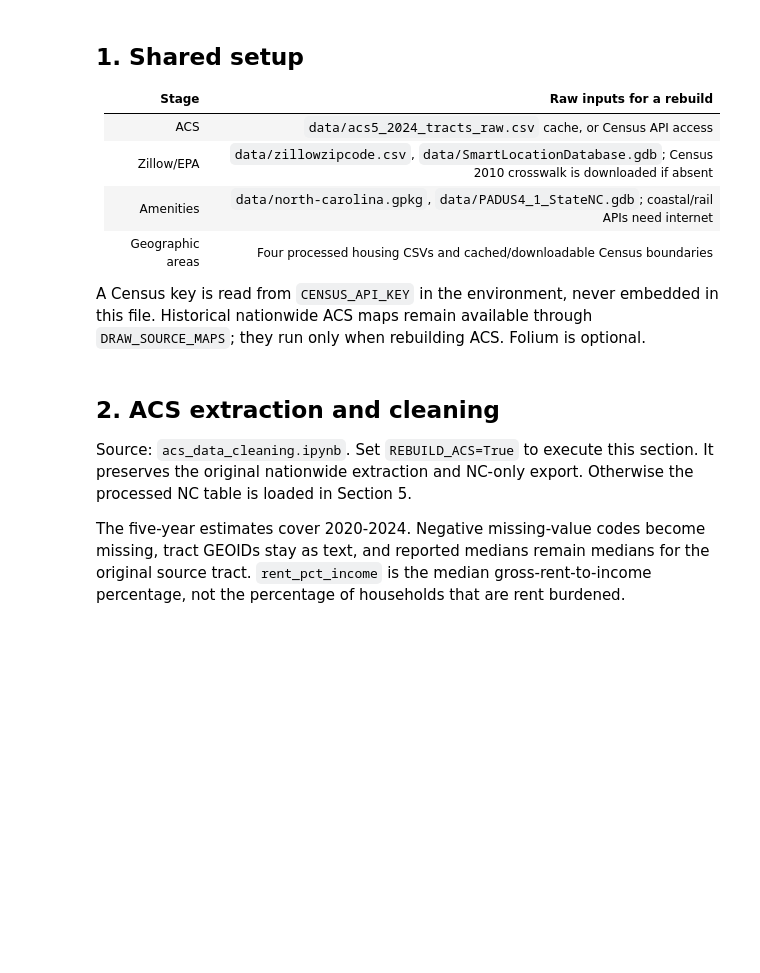
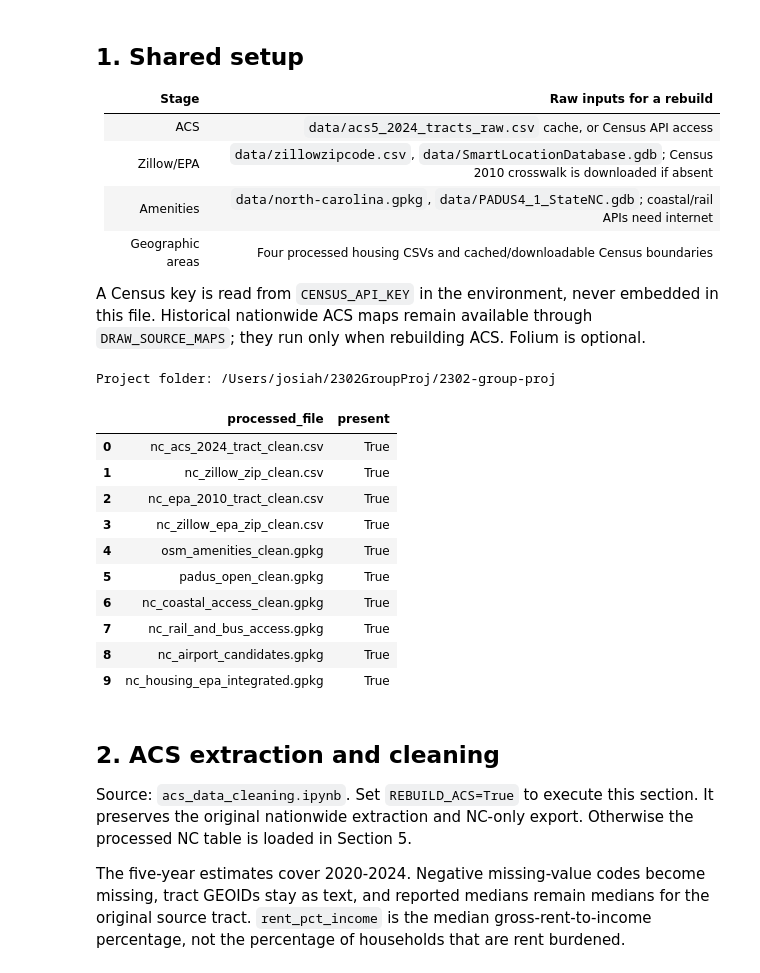
Before and after one commit to MassSarcasm/2302-group-proj, a Jupyter notebook: nc_housing_main.ipynb, the cells around one changed output. Cells and saved outputs as stored; diff of their text form; code cells hidden in the pictures; blank space fills up the shorter version.

```diff
--- a/nc_housing_main.ipynb
+++ b/nc_housing_main.ipynb
@@ -76,7 +76,7 @@ REBUILD_ZILLOW_EPA = False
 REBUILD_AMENITIES = False
 REBUILD_AREAS = False
 DRAW_SOURCE_MAPS = False
-DRAW_PRESENTATION_MAPS = True
+DRAW_PRESENTATION_MAPS = False
 DRAW_INTERACTIVE_MAP = False
 SEARCH_RADIUS_M = 5000
 PROJECT_CRS = 'EPSG:32119'
@@ -86,6 +86,8 @@ OSM_PATH = DATA_DIR / 'north-carolina.gpkg'
 PADUS_PATH = DATA_DIR / 'PADUS4_1_StateNC.gdb'
 pd.set_option('display.max_columns', 50)
 print('Project folder:', PROJECT_DIR)
+# %% [output]
+Project folder: /Users/josiah/2302GroupProj/2302-group-proj
 # %%
 def require_files(paths, purpose):
     missing = [str(path) for path in paths if not path.exists()]
@@ -104,34 +106,48 @@ def download_cached(url, path):
                 for chunk in response.iter_content(chunk_size=1024 * 1024):
                     if chunk:
                         file.write(chunk)
         temporary.replace(path)
     return path
 
 def save_gpkg(frame, filename, layer):
     saved = frame.copy()
     for column in saved.columns:
         if isinstance(saved[column].dtype, pd.CategoricalDtype):
             saved[column] = saved[column].astype('string')
-    saved.to_file(PROCESSED_DIR / filename, layer=layer, driver='GPKG', engine='pyogrio')
+    path = PROCESSED_DIR / filename
+    path.unlink(missing_ok=True)
+    saved.to_file(path, layer=layer, driver='GPKG', engine='pyogrio')
 
 expected = ['nc_acs_2024_tract_clean.csv', 'nc_zillow_zip_clean.csv',
             'nc_epa_2010_tract_clean.csv', 'nc_zillow_epa_zip_clean.csv',
             'osm_amenities_clean.gpkg', 'padus_open_clean.gpkg',
             'nc_coastal_access_clean.gpkg', 'nc_rail_and_bus_access.gpkg',
             'nc_airport_candidates.gpkg', 'nc_housing_epa_integrated.gpkg']
 if REBUILD_ZILLOW_EPA:
     require_files([DATA_DIR / 'zillowzipcode.csv', DATA_DIR / 'SmartLocationDatabase.gdb'], 'Zillow/EPA rebuild needs raw inputs.')
 else:
     require_files([PROCESSED_DIR / f for f in expected[1:4]], 'Copy the shared processed housing CSVs, or enable their source rebuild.')
 if REBUILD_AMENITIES:
     require_files([OSM_PATH, PADUS_PATH], 'Amenity rebuild needs raw geographic files.')
 else:
     require_files([PROCESSED_DIR / f for f in expected[4:9]], 'Copy the shared processed amenity files, or enable REBUILD_AMENITIES.')
 if not REBUILD_ACS:
     require_files([PROCESSED_DIR / expected[0]], 'Copy the processed ACS CSV, or enable REBUILD_ACS.')
 if not REBUILD_AREAS:
     require_files([PROCESSED_DIR / expected[-1]], 'Copy the saved integrated area file, or set REBUILD_AREAS=True.')
 display(pd.DataFrame({'processed_file': expected, 'present': [(PROCESSED_DIR / f).exists() for f in expected]}))
+# %% [output]
+|  | processed_file | present |
+| 0 | nc_acs_2024_tract_clean.csv | True |
+| 1 | nc_zillow_zip_clean.csv | True |
+| 2 | nc_epa_2010_tract_clean.csv | True |
+| 3 | nc_zillow_epa_zip_clean.csv | True |
+| 4 | osm_amenities_clean.gpkg | True |
+| 5 | padus_open_clean.gpkg | True |
+| 6 | nc_coastal_access_clean.gpkg | True |
+| 7 | nc_rail_and_bus_access.gpkg | True |
+| 8 | nc_airport_candidates.gpkg | True |
+| 9 | nc_housing_epa_integrated.gpkg | True |
 # %% [markdown]
 ## 2. ACS extraction and cleaning
 
```
Also changed, not shown: parts of 10 cells of this notebook, 1 other file.
